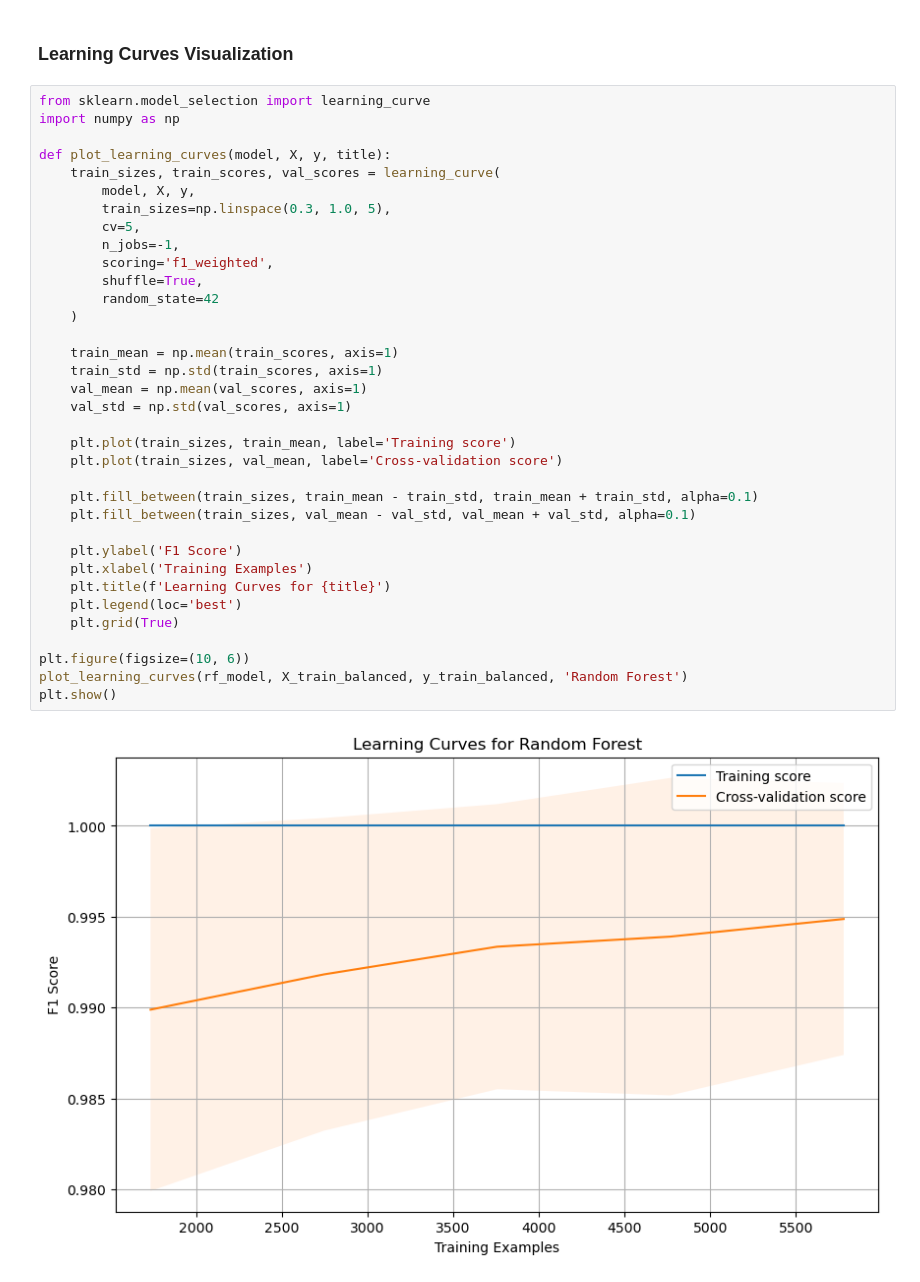
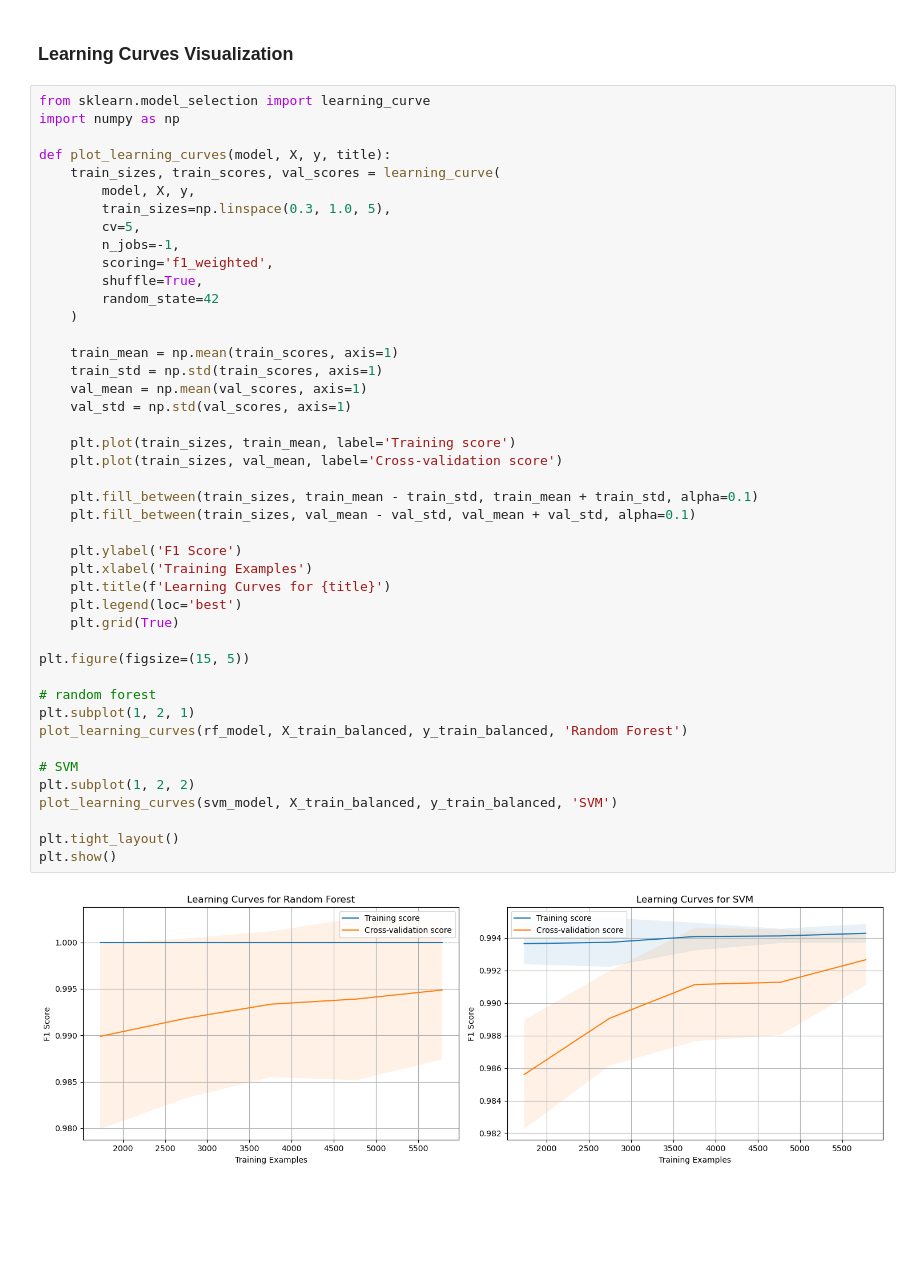
Before and after one commit to HammerAndShield/spam-supervised-learning, a Jupyter notebook: spam.ipynb, the cells around one changed output. Drawn from its saved outputs; the diff is of its cells as text; blank space fills up the shorter version.

Commit message:
finished full analysis including visualizations

```diff
--- a/spam.ipynb
+++ b/spam.ipynb
@@ -946,32 +944,41 @@ def plot_learning_curves(model, X, y, title):
     train_sizes, train_scores, val_scores = learning_curve(
         model, X, y,
         train_sizes=np.linspace(0.3, 1.0, 5),
         cv=5,
         n_jobs=-1,
         scoring='f1_weighted',
         shuffle=True,
         random_state=42
     )
 
     train_mean = np.mean(train_scores, axis=1)
     train_std = np.std(train_scores, axis=1)
     val_mean = np.mean(val_scores, axis=1)
     val_std = np.std(val_scores, axis=1)
 
     plt.plot(train_sizes, train_mean, label='Training score')
     plt.plot(train_sizes, val_mean, label='Cross-validation score')
 
     plt.fill_between(train_sizes, train_mean - train_std, train_mean + train_std, alpha=0.1)
     plt.fill_between(train_sizes, val_mean - val_std, val_mean + val_std, alpha=0.1)
 
     plt.ylabel('F1 Score')
     plt.xlabel('Training Examples')
     plt.title(f'Learning Curves for {title}')
     plt.legend(loc='best')
     plt.grid(True)
 
-plt.figure(figsize=(10, 6))
+plt.figure(figsize=(15, 5))
+
+# random forest
+plt.subplot(1, 2, 1)
 plot_learning_curves(rf_model, X_train_balanced, y_train_balanced, 'Random Forest')
+
+# SVM
+plt.subplot(1, 2, 2)
+plot_learning_curves(svm_model, X_train_balanced, y_train_balanced, 'SVM')
+
+plt.tight_layout()
 plt.show()
 # %% [output]
-[figure, old version]
+[figure, new version]
```
Also changed, not shown: parts of 2 cells of this notebook.
